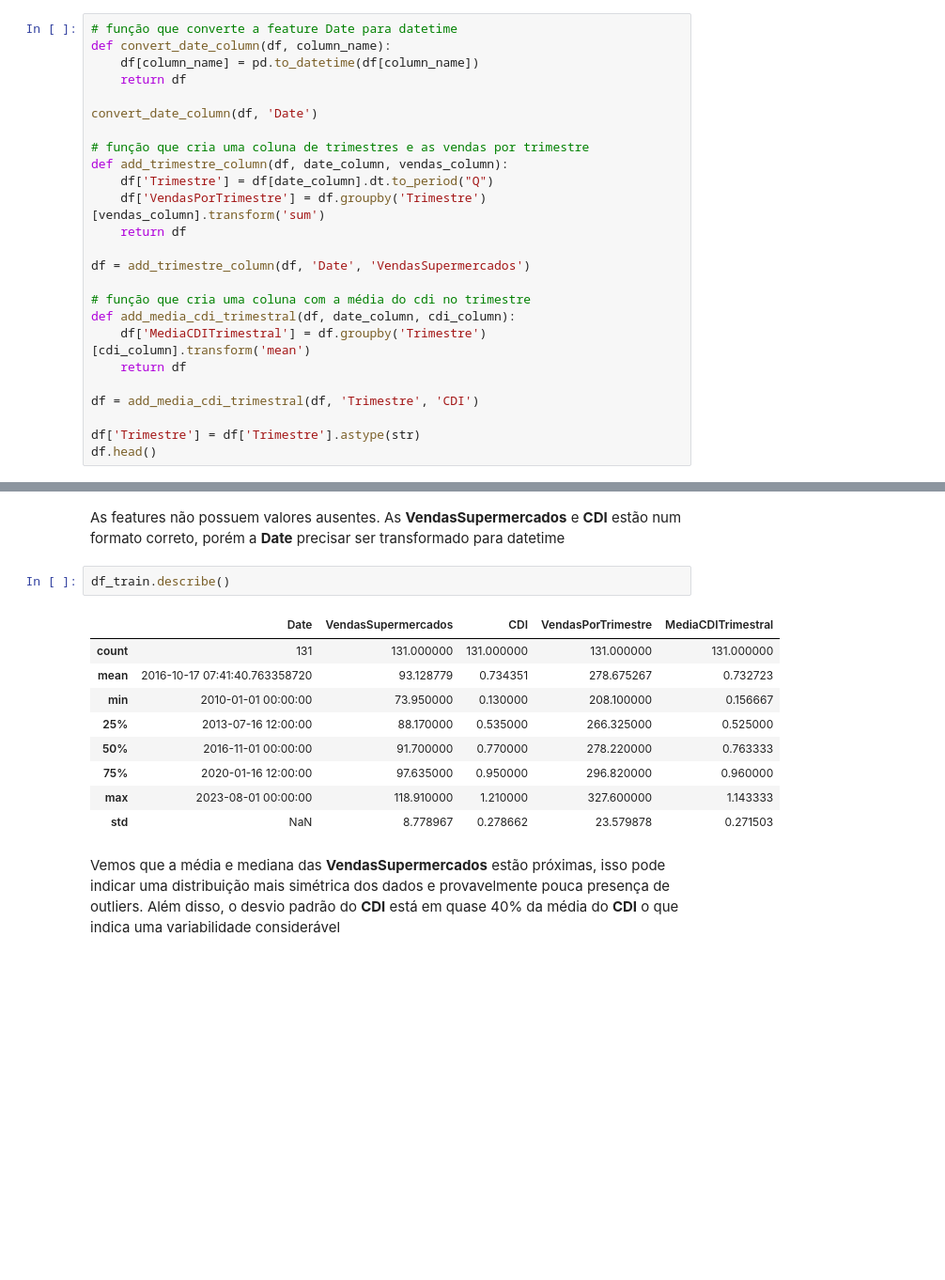
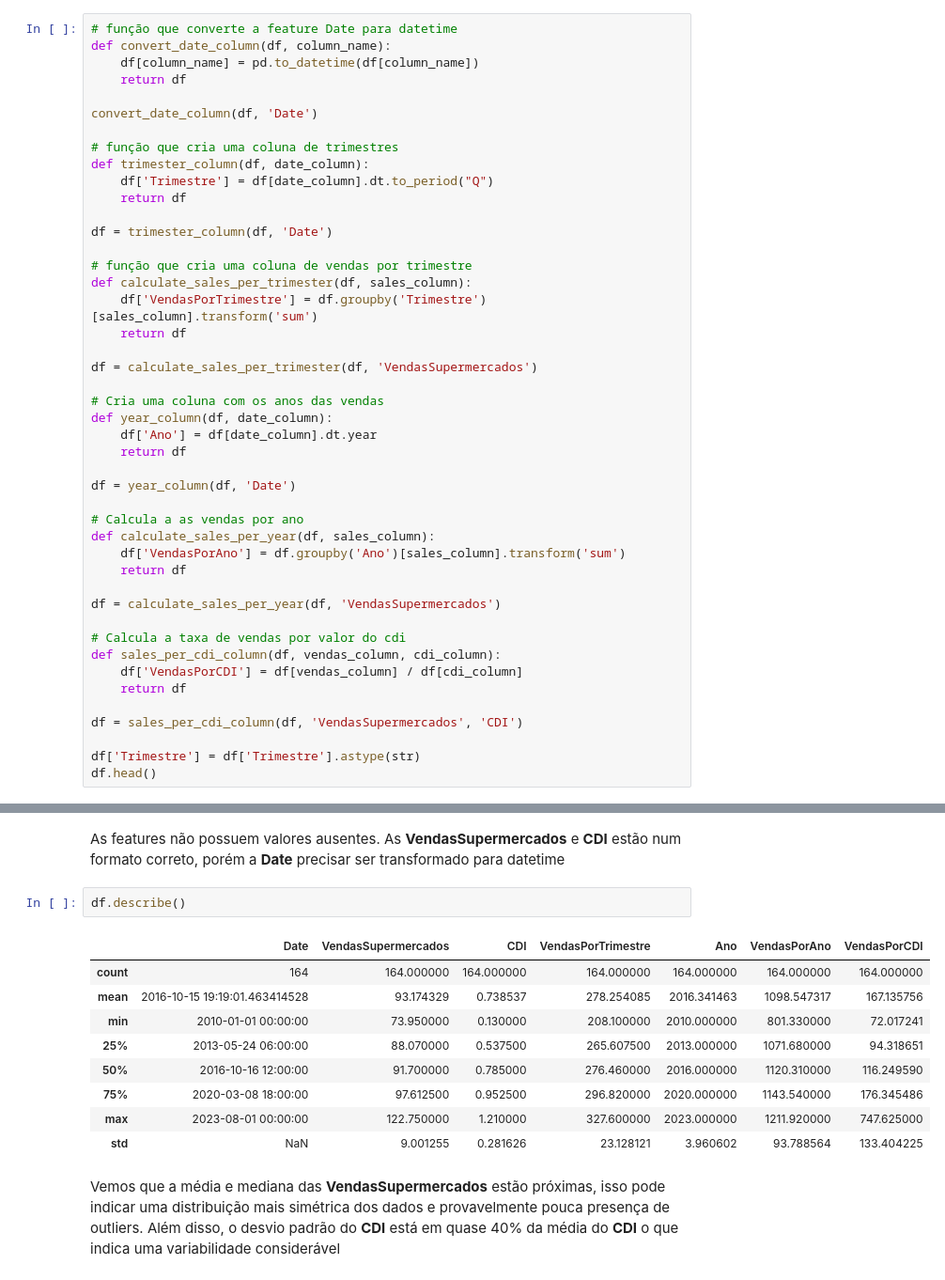
Before and after one commit to leonardoccarv/VendasDeSupermercados, a Jupyter notebook: notebook.ipynb, the cells around one changed output, grey strips where cells are left out. Shown at 94% size. Saved outputs shown, nothing was run; the diff lists cells and outputs as text; blank space fills up the shorter version.

```diff
--- a/notebook.ipynb
+++ b/notebook.ipynb
@@ -36,20 +42,40 @@ def convert_date_column(df, column_name):
 
 convert_date_column(df, 'Date')
 
-# função que cria uma coluna de trimestres e as vendas por trimestre
-def add_trimestre_column(df, date_column, vendas_column):
+# função que cria uma coluna de trimestres
+def trimester_column(df, date_column):
     df['Trimestre'] = df[date_column].dt.to_period("Q")
-    df['VendasPorTrimestre'] = df.groupby('Trimestre')[vendas_column].transform('sum')
     return df
 
-df = add_trimestre_column(df, 'Date', 'VendasSupermercados')
+df = trimester_column(df, 'Date')
 
-# função que cria uma coluna com a média do cdi no trimestre
-def add_media_cdi_trimestral(df, date_column, cdi_column):
-    df['MediaCDITrimestral'] = df.groupby('Trimestre')[cdi_column].transform('mean')
+# função que cria uma coluna de vendas por trimestre
+def calculate_sales_per_trimester(df, sales_column):
+    df['VendasPorTrimestre'] = df.groupby('Trimestre')[sales_column].transform('sum')
     return df
 
-df = add_media_cdi_trimestral(df, 'Trimestre', 'CDI')
+df = calculate_sales_per_trimester(df, 'VendasSupermercados')
+
+# Cria uma coluna com os anos das vendas
+def year_column(df, date_column):
+    df['Ano'] = df[date_column].dt.year
+    return df
+
+df = year_column(df, 'Date')
+
+# Calcula a as vendas por ano
+def calculate_sales_per_year(df, sales_column):
+    df['VendasPorAno'] = df.groupby('Ano')[sales_column].transform('sum')
+    return df
+
+df = calculate_sales_per_year(df, 'VendasSupermercados')
+
+# Calcula a taxa de vendas por valor do cdi
+def sales_per_cdi_column(df, vendas_column, cdi_column):
+    df['VendasPorCDI'] = df[vendas_column] / df[cdi_column]
+    return df
+
+df = sales_per_cdi_column(df, 'VendasSupermercados', 'CDI')
 
 df['Trimestre'] = df['Trimestre'].astype(str)
 df.head()
@@ -118,17 +140,17 @@ memory usage: 7.2+ KB
 # %% [markdown]
 As features não possuem valores ausentes. As **VendasSupermercados** e **CDI** estão num formato correto, porém a **Date** precisar ser transformado para datetime
 # %%
-df_train.describe()
+df.describe()
 # %% [output]
-|  | Date | VendasSupermercados | CDI | VendasPorTrimestre | MediaCDITrimestral |
-| count | 131 | 131.000000 | 131.000000 | 131.000000 | 131.000000 |
-| mean | 2016-10-17 07:41:40.763358720 | 93.128779 | 0.734351 | 278.675267 | 0.732723 |
-| min | 2010-01-01 00:00:00 | 73.950000 | 0.130000 | 208.100000 | 0.156667 |
-| 25% | 2013-07-16 12:00:00 | 88.170000 | 0.535000 | 266.325000 | 0.525000 |
-| 50% | 2016-11-01 00:00:00 | 91.700000 | 0.770000 | 278.220000 | 0.763333 |
-| 75% | 2020-01-16 12:00:00 | 97.635000 | 0.950000 | 296.820000 | 0.960000 |
-| max | 2023-08-01 00:00:00 | 118.910000 | 1.210000 | 327.600000 | 1.143333 |
-| std | NaN | 8.778967 | 0.278662 | 23.579878 | 0.271503 |
+|  | Date | VendasSupermercados | CDI | VendasPorTrimestre | Ano | VendasPorAno | VendasPorCDI |
+| count | 164 | 164.000000 | 164.000000 | 164.000000 | 164.000000 | 164.000000 | 164.000000 |
+| mean | 2016-10-15 19:19:01.463414528 | 93.174329 | 0.738537 | 278.254085 | 2016.341463 | 1098.547317 | 167.135756 |
+| min | 2010-01-01 00:00:00 | 73.950000 | 0.130000 | 208.100000 | 2010.000000 | 801.330000 | 72.017241 |
+| 25% | 2013-05-24 06:00:00 | 88.070000 | 0.537500 | 265.607500 | 2013.000000 | 1071.680000 | 94.318651 |
+| 50% | 2016-10-16 12:00:00 | 91.700000 | 0.785000 | 276.460000 | 2016.000000 | 1120.310000 | 116.249590 |
+| 75% | 2020-03-08 18:00:00 | 97.612500 | 0.952500 | 296.820000 | 2020.000000 | 1143.540000 | 176.345486 |
+| max | 2023-08-01 00:00:00 | 122.750000 | 1.210000 | 327.600000 | 2023.000000 | 1211.920000 | 747.625000 |
+| std | NaN | 9.001255 | 0.281626 | 23.128121 | 3.960602 | 93.788564 | 133.404225 |
 # %% [markdown]
 Vemos que a média e mediana das **VendasSupermercados** estão próximas, isso pode indicar uma distribuição mais simétrica dos dados e provavelmente pouca presença de outliers. Além disso, o desvio padrão do **CDI** está em quase 40% da média do **CDI** o que indica uma variabilidade considerável
 # %%
```
Also changed, not shown: parts of 18 cells of this notebook.
